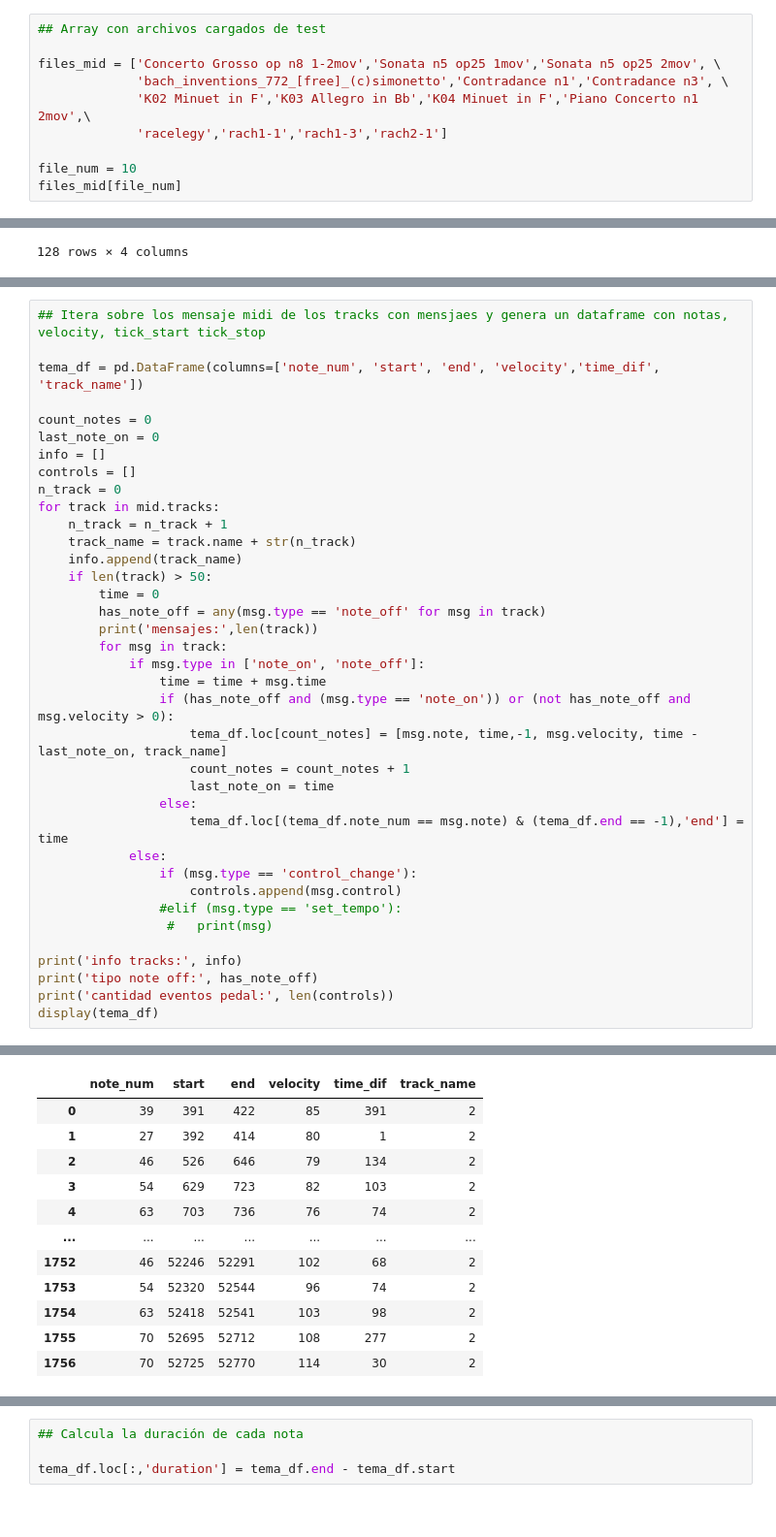
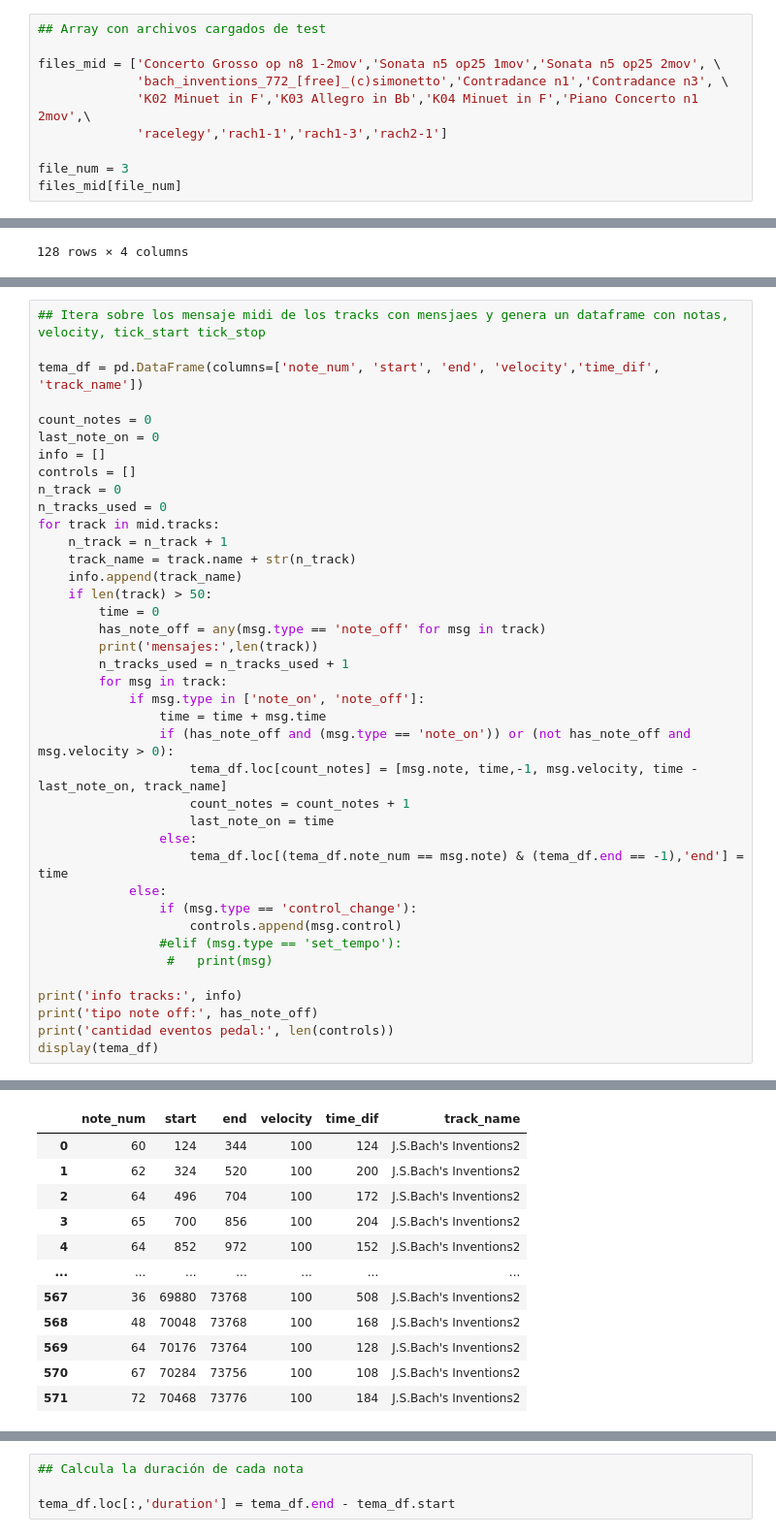
Before and after one commit to PatricioGuinle/DHDS_IV, a Jupyter notebook: Desafio IV.ipynb, the cells around one changed output, grey strips where cells are left out. Shown at 97% size. Drawn from its saved outputs; the diff is of its cells as text.

```diff
--- a/Desafio IV.ipynb
+++ b/Desafio IV.ipynb
@@ -8,5 +8,5 @@ files_mid = ['Concerto Grosso op n8 1-2mov','Sonata n5 op25 1mov','Sonata n5 op2
              'K02 Minuet in F','K03 Allegro in Bb','K04 Minuet in F','Piano Concerto n1 2mov',\
              'racelegy','rach1-1','rach1-3','rach2-1']
 
-file_num = 10
+file_num = 3
 files_mid[file_num]
@@ -64,6 +81,7 @@ last_note_on = 0
 info = []
 controls = []
 n_track = 0
+n_tracks_used = 0
 for track in mid.tracks:
     n_track = n_track + 1
     track_name = track.name + str(n_track)
@@ -72,6 +90,7 @@ for track in mid.tracks:
         time = 0
         has_note_off = any(msg.type == 'note_off' for msg in track)
         print('mensajes:',len(track))
+        n_tracks_used = n_tracks_used + 1
         for msg in track:
             if msg.type in ['note_on', 'note_off']:
                 time = time + msg.time
@@ -112,12 +118,12 @@ cantidad eventos pedal: 302
 |  | note_num | start | end | velocity | time_dif | track_name |
-| 0 | 39 | 391 | 422 | 85 | 391 | 2 |
-| 1 | 27 | 392 | 414 | 80 | 1 | 2 |
-| 2 | 46 | 526 | 646 | 79 | 134 | 2 |
-| 3 | 54 | 629 | 723 | 82 | 103 | 2 |
-| 4 | 63 | 703 | 736 | 76 | 74 | 2 |
+| 0 | 60 | 124 | 344 | 100 | 124 | J.S.Bach's Inventions2 |
+| 1 | 62 | 324 | 520 | 100 | 200 | J.S.Bach's Inventions2 |
+| 2 | 64 | 496 | 704 | 100 | 172 | J.S.Bach's Inventions2 |
+| 3 | 65 | 700 | 856 | 100 | 204 | J.S.Bach's Inventions2 |
+| 4 | 64 | 852 | 972 | 100 | 152 | J.S.Bach's Inventions2 |
 | ... | ... | ... | ... | ... | ... | ... |
-| 1752 | 46 | 52246 | 52291 | 102 | 68 | 2 |
-| 1753 | 54 | 52320 | 52544 | 96 | 74 | 2 |
-| 1754 | 63 | 52418 | 52541 | 103 | 98 | 2 |
-| 1755 | 70 | 52695 | 52712 | 108 | 277 | 2 |
-| 1756 | 70 | 52725 | 52770 | 114 | 30 | 2 |
+| 567 | 36 | 69880 | 73768 | 100 | 508 | J.S.Bach's Inventions2 |
+| 568 | 48 | 70048 | 73768 | 100 | 168 | J.S.Bach's Inventions2 |
+| 569 | 64 | 70176 | 73764 | 100 | 128 | J.S.Bach's Inventions2 |
+| 570 | 67 | 70284 | 73756 | 100 | 108 | J.S.Bach's Inventions2 |
+| 571 | 72 | 70468 | 73776 | 100 | 184 | J.S.Bach's Inventions2 |
```
Also changed, not shown: parts of 29 cells of this notebook.
